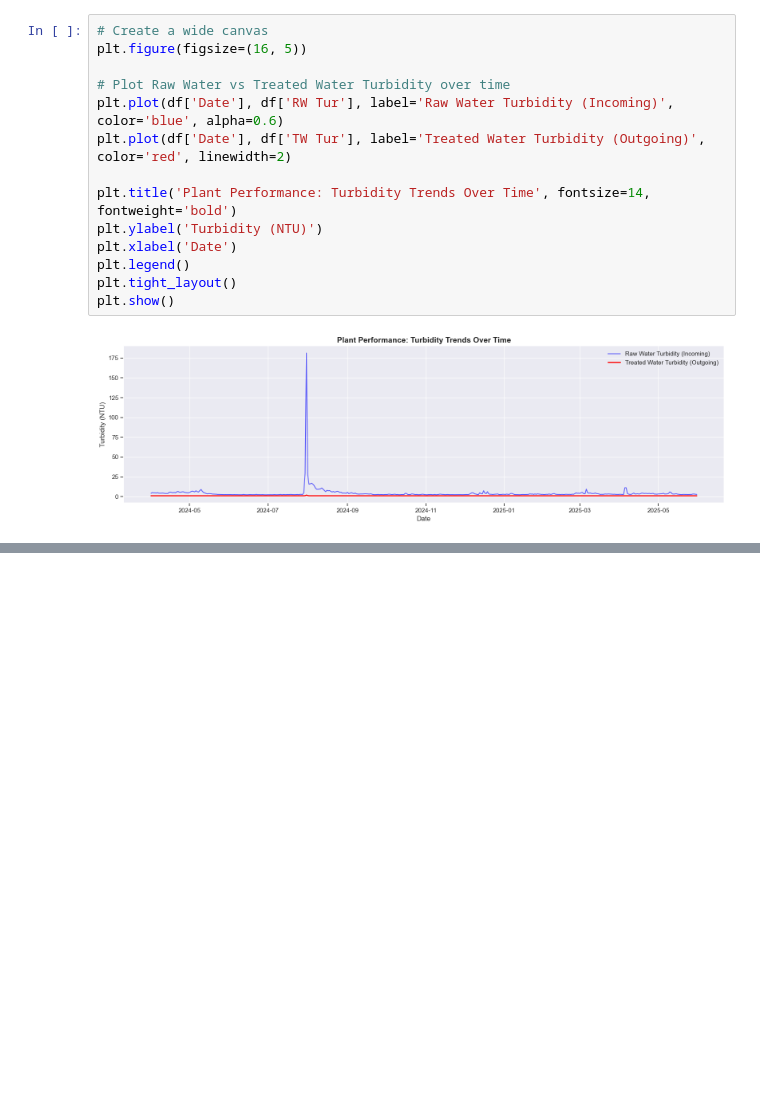
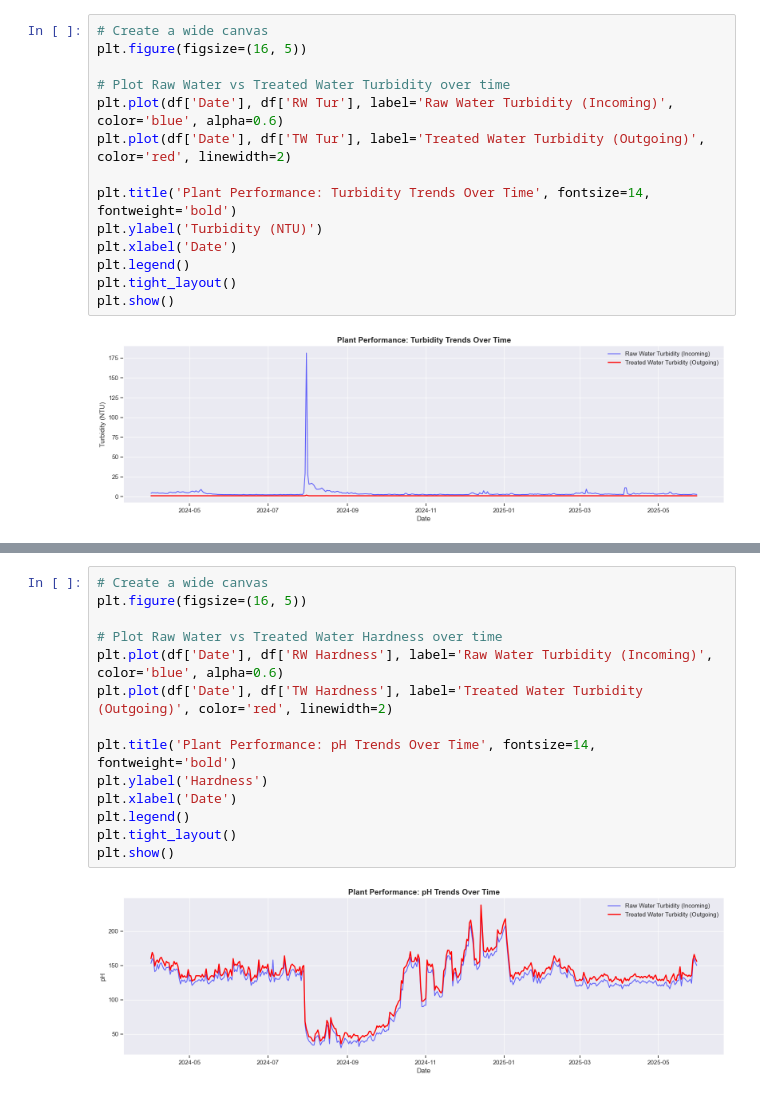
Before and after one commit to vijayasimhamenati/water_quality_monitoring_and_forecasting, a Jupyter notebook: notebooks/01_Data_Exploration_and_Cleaning.ipynb, the cells around one changed output, grey strips where cells are left out. Cells and saved outputs as stored; diff of their text form; blank space fills up the shorter version.

```diff
--- a/notebooks/01_Data_Exploration_and_Cleaning.ipynb
+++ b/notebooks/01_Data_Exploration_and_Cleaning.ipynb
@@ -98,3 +130,19 @@ plt.show()
+# %%
+# Create a wide canvas
+plt.figure(figsize=(16, 5))
+
+# Plot Raw Water vs Treated Water Hardness over time
+plt.plot(df['Date'], df['RW Hardness'], label='Raw Water Turbidity (Incoming)', color='blue', alpha=0.6)
+plt.plot(df['Date'], df['TW Hardness'], label='Treated Water Turbidity (Outgoing)', color='red', linewidth=2)
+
+plt.title('Plant Performance: pH Trends Over Time', fontsize=14, fontweight='bold')
+plt.ylabel('Hardness')
+plt.xlabel('Date')
+plt.legend()
+plt.tight_layout()
+plt.show()
+# %% [output]
+[figure, added]
 # %%
 # Select a targeted list of core chemical columns
 core_metrics = [
```
Also changed, not shown: parts of 8 cells of this notebook, 17 other files.
